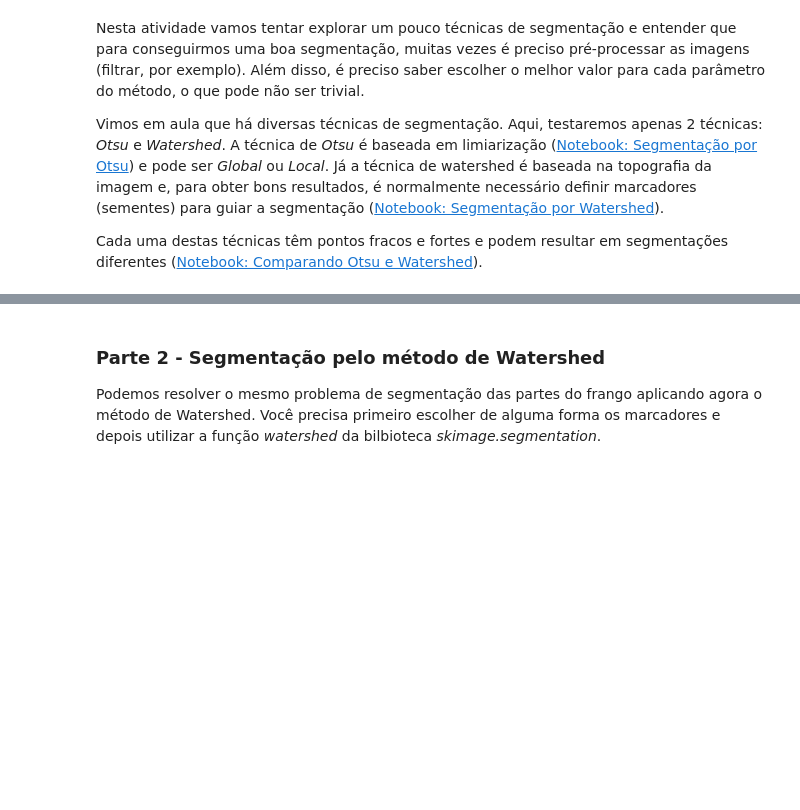
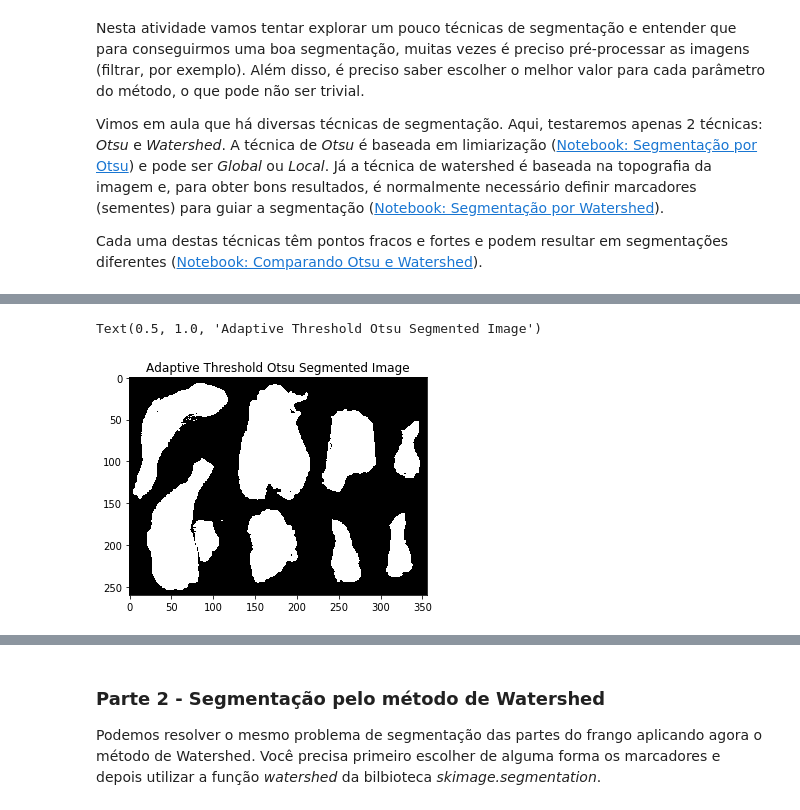
Before and after one commit to andre91998/EA979, a Jupyter notebook: 1S2020/EA979A_Ex05_AndreMedeiros.ipynb, the cells around one changed output, grey strips where cells are left out. Cells and saved outputs as stored; diff of their text form; code cells hidden in the pictures; blank space fills up the shorter version.

```diff
--- a/1S2020/EA979A_Ex05_AndreMedeiros.ipynb
+++ b/1S2020/EA979A_Ex05_AndreMedeiros.ipynb
@@ -30,0 +104,12 @@ plt.title('Imagem original')
+# %%
+from skimage.filters import threshold_local
+def adaptive_otsu(image, window_size, method='gaussian', offset=0, mode='reflect', param=None, cval=0):
+    g = f > threshold_local(f,window_size,method,offset,mode,param,cval)
+    return g
+# %%
+otsu_seg = adaptive_otsu(f,255)
+plt.imshow(otsu_seg, cmap = 'gray')
+plt.title('Adaptive Threshold Otsu Segmented Image')
+# %% [output]
+Text(0.5, 1.0, 'Adaptive Threshold Otsu Segmented Image')
+[figure, added]
```
Also changed, not shown: parts of 25 cells of this notebook.
